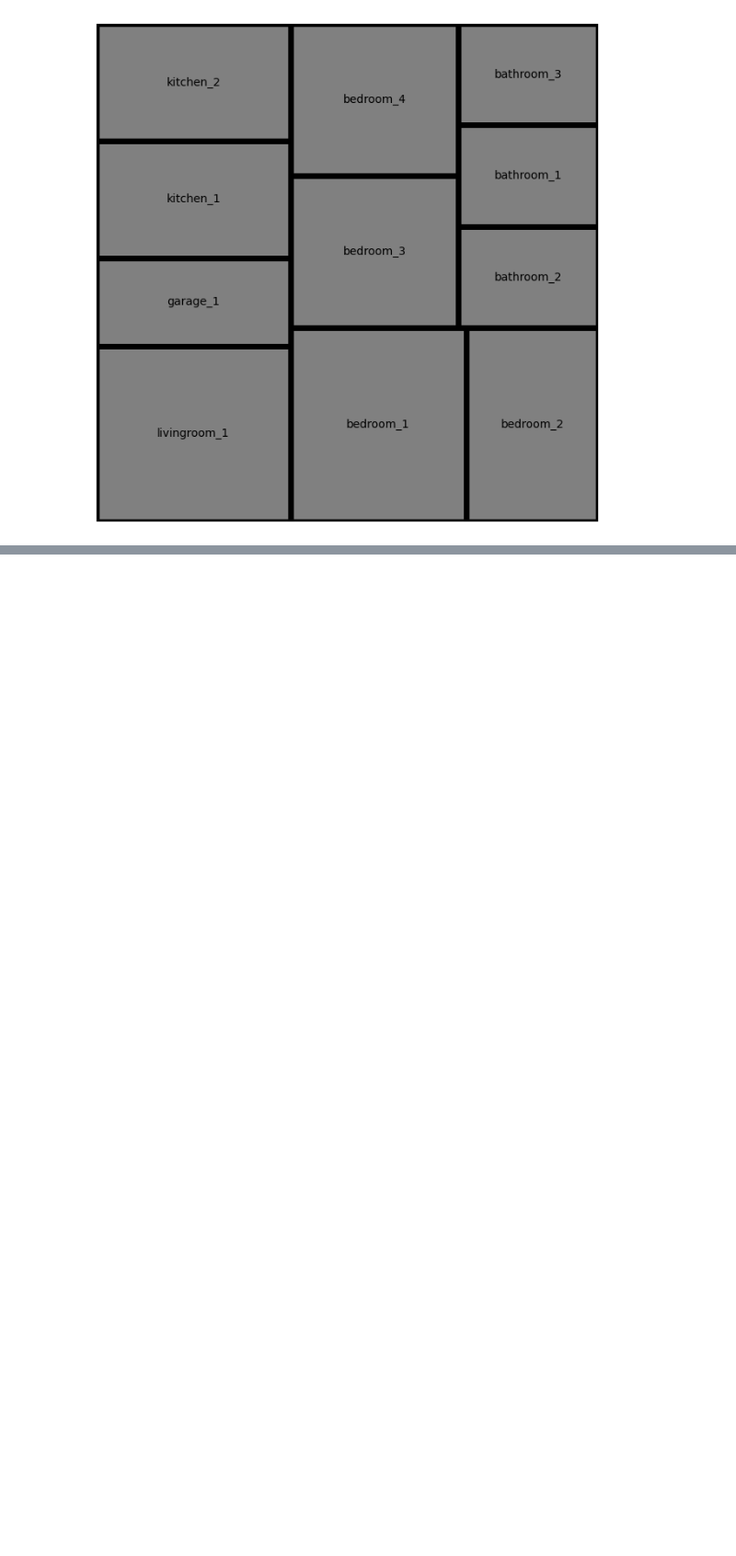
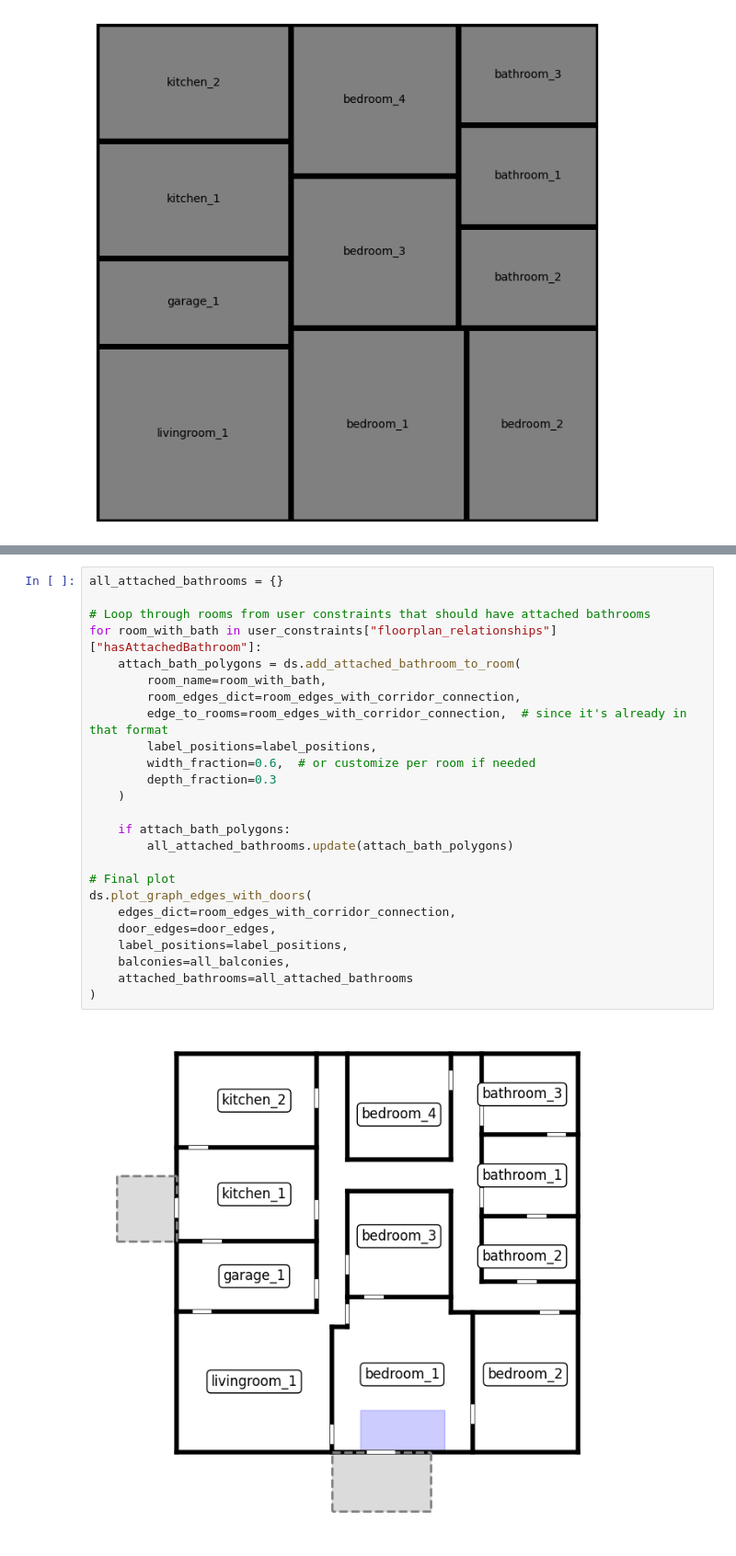
Before and after one commit to Haseeb98-Git/VoiceArchi-FYP, a Jupyter notebook: backend/drawing_system_test.ipynb, the cells around one changed output, grey strips where cells are left out. Shown at 92% size. Saved outputs shown, nothing was run; the diff lists cells and outputs as text; blank space fills up the shorter version.

```diff
--- a/backend/drawing_system_test.ipynb
+++ b/backend/drawing_system_test.ipynb
@@ -181,0 +203,27 @@ ds.plot_graph_edges_with_doors(
+# %%
+all_attached_bathrooms = {}
+
+# Loop through rooms from user constraints that should have attached bathrooms
+for room_with_bath in user_constraints["floorplan_relationships"]["hasAttachedBathroom"]:
+    attach_bath_polygons = ds.add_attached_bathroom_to_room(
+        room_name=room_with_bath,
+        room_edges_dict=room_edges_with_corridor_connection,
+        edge_to_rooms=room_edges_with_corridor_connection,  # since it's already in that format
+        label_positions=label_positions,
+        width_fraction=0.6,  # or customize per room if needed
+        depth_fraction=0.3
+    )
+
+    if attach_bath_polygons:
+        all_attached_bathrooms.update(attach_bath_polygons)
+
+# Final plot
+ds.plot_graph_edges_with_doors(
+    edges_dict=room_edges_with_corridor_connection,
+    door_edges=door_edges,
+    label_positions=label_positions,
+    balconies=all_balconies,
+    attached_bathrooms=all_attached_bathrooms
+)
+# %% [output]
+[figure, added]
```
Also changed, not shown: parts of 4 cells of this notebook, 3 other files.
